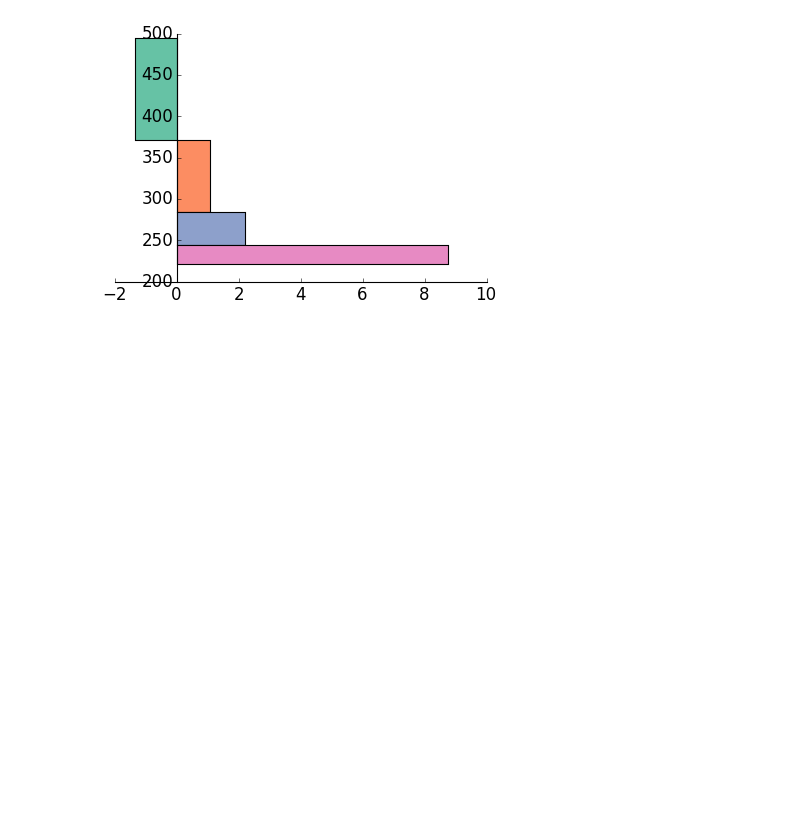
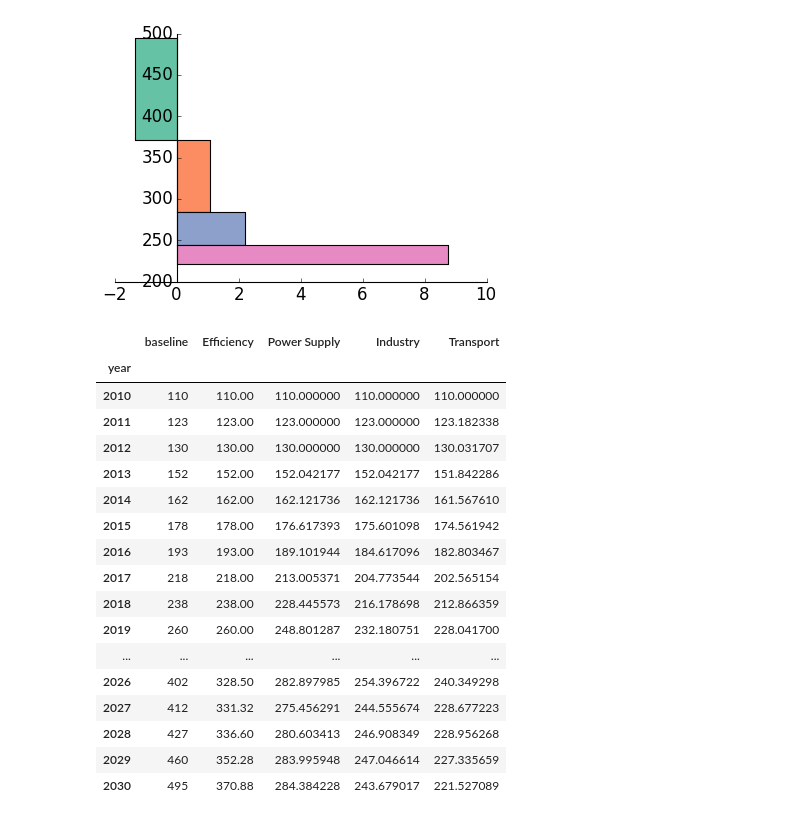
Before and after one commit to adrivsh/pyMACC, a Jupyter notebook: plot_wedge.ipynb, the cells around one changed output. Saved outputs shown, nothing was run; the diff lists cells and outputs as text; code cells hidden in the pictures; blank space fills up the shorter version.

```diff
--- a/plot_wedge.ipynb
+++ b/plot_wedge.ipynb
@@ -99,6 +86,27 @@ ax.yaxis.set_ticks_position('left')
 # %%
 from matplotlib.patches import ConnectionPatch
 from matplotlib import gridspec
+# %%
+wedge
+# %% [output]
+|  | baseline | Efficiency | Power Supply | Industry | Transport |
+| year |  |  |  |  |  |
+| 2010 | 110 | 110.00 | 110.000000 | 110.000000 | 110.000000 |
+| 2011 | 123 | 123.00 | 123.000000 | 123.000000 | 123.182338 |
+| 2012 | 130 | 130.00 | 130.000000 | 130.000000 | 130.031707 |
+| 2013 | 152 | 152.00 | 152.042177 | 152.042177 | 151.842286 |
+| 2014 | 162 | 162.00 | 162.121736 | 162.121736 | 161.567610 |
+| 2015 | 178 | 178.00 | 176.617393 | 175.601098 | 174.561942 |
+| 2016 | 193 | 193.00 | 189.101944 | 184.617096 | 182.803467 |
+| 2017 | 218 | 218.00 | 213.005371 | 204.773544 | 202.565154 |
+| 2018 | 238 | 238.00 | 228.445573 | 216.178698 | 212.866359 |
+| 2019 | 260 | 260.00 | 248.801287 | 232.180751 | 228.041700 |
+| ... | ... | ... | ... | ... | ... |
+| 2026 | 402 | 328.50 | 282.897985 | 254.396722 | 240.349298 |
+| 2027 | 412 | 331.32 | 275.456291 | 244.555674 | 228.677223 |
+| 2028 | 427 | 336.60 | 280.603413 | 246.908349 | 228.956268 |
+| 2029 | 460 | 352.28 | 283.995948 | 247.046614 | 227.335659 |
+| 2030 | 495 | 370.88 | 284.384228 | 243.679017 | 221.527089 |
 # %%
 fig = plt.figure(figsize=(15, 6))
 gs = gridspec.GridSpec(1, 2,
```
Also changed, not shown: parts of 4 cells of this notebook.
